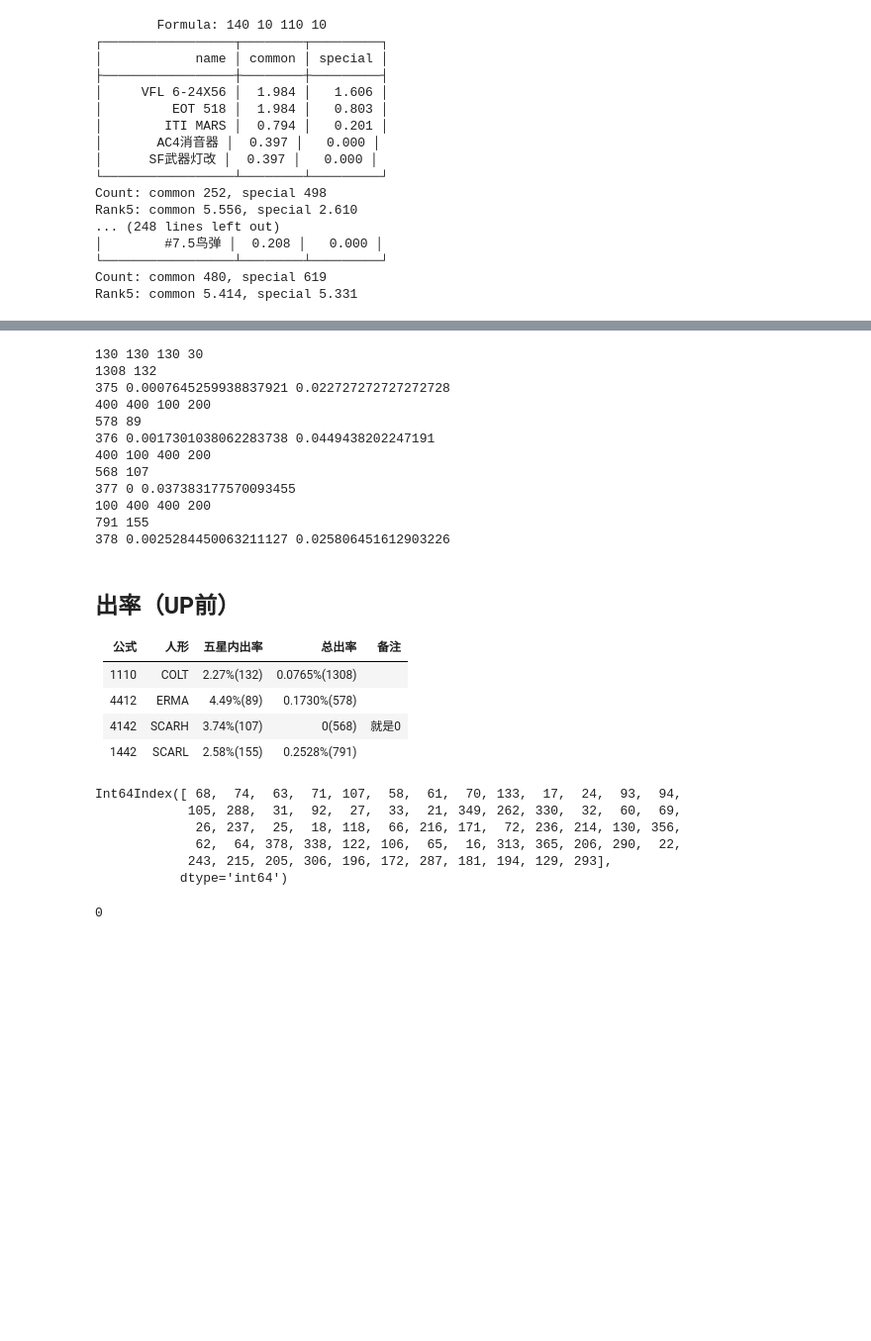
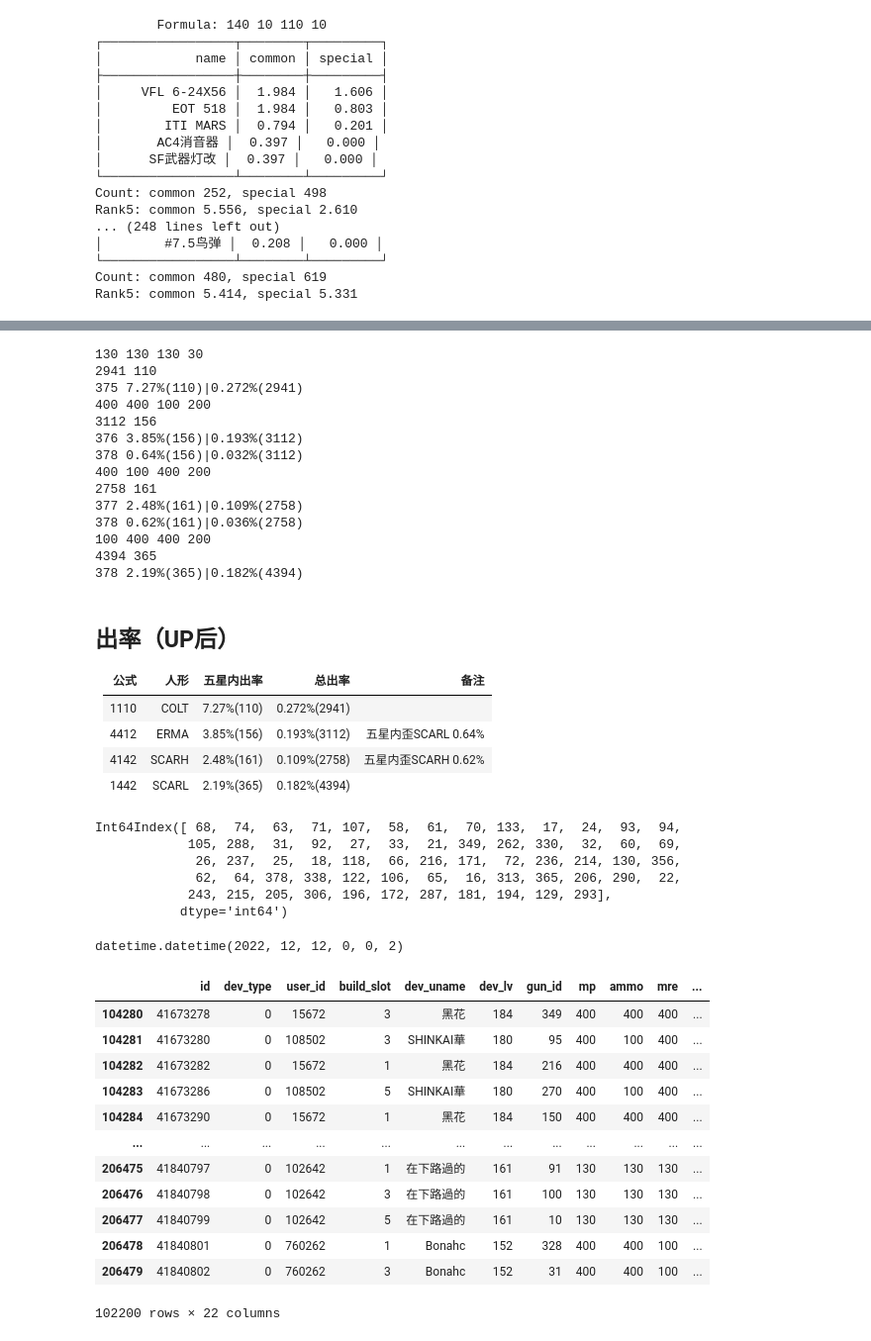
Before and after one commit to gf-data-tools/gfdb-tw, a Jupyter notebook: analyze_equip.ipynb, the cells around one changed output, grey strips where cells are left out. Shown at 99% size. Cells and saved outputs as stored; diff of their text form; code cells hidden in the pictures; blank space fills up the shorter version.

```diff
--- a/analyze_equip.ipynb
+++ b/analyze_equip.ipynb
@@ -147,29 +156,31 @@ for mp,ammo,mre,part in cfg:
     vc5 = df_t5['gun_id'].value_counts(normalize=True)
     print(len2, len5)
     for i in range(375,379):
-        if i in vc2 or i in vc5:
-            print(i, vc2.get(i,0), vc5.get(i,0))
+        if i in vc2:
+            print(i, f'{vc5.get(i,0)*100:.2f}%({len5})|{vc2.get(i,0)*100:.3f}%({len2})')
 # %% [output]
 130 130 130 30
-1308 132
-375 0.0007645259938837921 0.022727272727272728
+2941 110
+375 7.27%(110)|0.272%(2941)
 400 400 100 200
-578 89
-376 0.0017301038062283738 0.0449438202247191
+3112 156
+376 3.85%(156)|0.193%(3112)
+378 0.64%(156)|0.032%(3112)
 400 100 400 200
-568 107
-377 0 0.037383177570093455
+2758 161
+377 2.48%(161)|0.109%(2758)
+378 0.62%(161)|0.036%(2758)
 100 400 400 200
-791 155
-378 0.0025284450063211127 0.025806451612903226
+4394 365
+378 2.19%(365)|0.182%(4394)
 # %% [markdown]
-## 出率（UP前）
+## 出率（UP后）
 公式 | 人形 | 五星内出率 | 总出率 | 备注
 --|--|--|--|--
-1110 | COLT | 2.27%(132) | 0.0765%(1308)
-4412 | ERMA | 4.49%(89) | 0.1730%(578)
-4142 | SCARH | 3.74%(107) | 0(568) | 就是0
-1442 | SCARL | 2.58%(155) | 0.2528%(791)
+1110 | COLT | 7.27%(110)|0.272%(2941)
+4412 | ERMA |3.85%(156)|0.193%(3112)| 五星内歪SCARL 0.64%
+4142 | SCARH | 2.48%(161)|0.109%(2758)| 五星内歪SCARH 0.62%
+1442 | SCARL | 2.19%(365)|0.182%(4394)
 # %%
 vc2 = df_t2['gun_id'].value_counts()
 vc2.keys()
@@ -180,7 +191,23 @@ Int64Index([ 68,  74,  63,  71, 107,  58,  61,  70, 133,  17,  24,  93,  94,
              62,  64, 378, 338, 122, 106,  65,  16, 313, 365, 206, 290,  22,
             243, 215, 205, 306, 196, 172, 287, 181, 194, 129, 293],
            dtype='int64')
-# %%
-vc2.get(377,0)
-# %% [output]
-0
+# %%
+datetime.fromtimestamp(df2['dev_time'].min())
+# %% [output]
+datetime.datetime(2022, 12, 12, 0, 0, 2)
+# %%
+df3
+# %% [output]
+|  | id | dev_type | user_id | build_slot | dev_uname | dev_lv | gun_id | mp | ammo | mre | ... |
+| 104280 | 41673278 | 0 | 15672 | 3 | 黑花 | 184 | 349 | 400 | 400 | 400 | ... |
+| 104281 | 41673280 | 0 | 108502 | 3 | SHINKAI華 | 180 | 95 | 400 | 100 | 400 | ... |
+| 104282 | 41673282 | 0 | 15672 | 1 | 黑花 | 184 | 216 | 400 | 400 | 400 | ... |
+| 104283 | 41673286 | 0 | 108502 | 5 | SHINKAI華 | 180 | 270 | 400 | 100 | 400 | ... |
+| 104284 | 41673290 | 0 | 15672 | 1 | 黑花 | 184 | 150 | 400 | 400 | 400 | ... |
+| ... | ... | ... | ... | ... | ... | ... | ... | ... | ... | ... | ... |
+| 206475 | 41840797 | 0 | 102642 | 1 | 在下路過的 | 161 | 91 | 130 | 130 | 130 | ... |
+| 206476 | 41840798 | 0 | 102642 | 3 | 在下路過的 | 161 | 100 | 130 | 130 | 130 | ... |
+| 206477 | 41840799 | 0 | 102642 | 5 | 在下路過的 | 161 | 10 | 130 | 130 | 130 | ... |
+| 206478 | 41840801 | 0 | 760262 | 1 | Bonahc | 152 | 328 | 400 | 400 | 100 | ... |
+| 206479 | 41840802 | 0 | 760262 | 3 | Bonahc | 152 | 31 | 400 | 400 | 100 | ... |
+102200 rows × 22 columns
```
Also changed, not shown: parts of 4 cells of this notebook, 6 other files.
